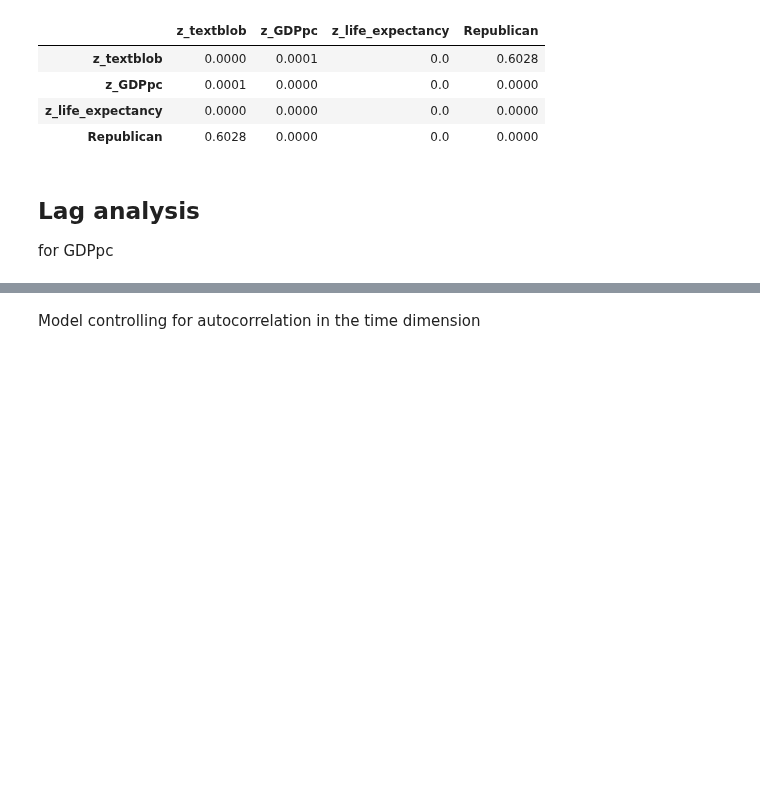
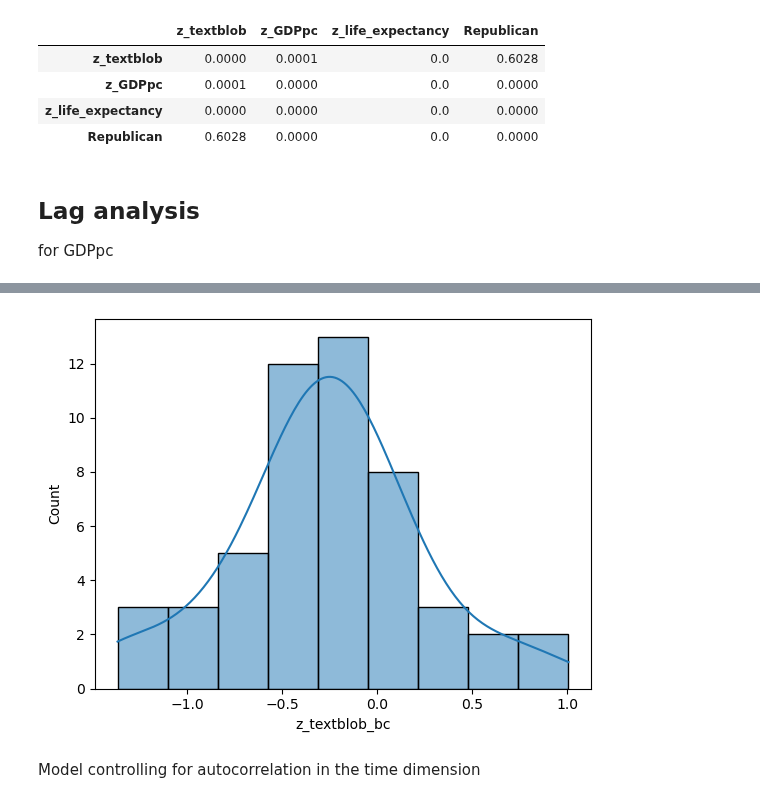
Before and after one commit to dominikpegler/computational-social-sciences, a Jupyter notebook: assignments/Assignment 4 - Socioeconomic analysis.ipynb, the cells around one changed output, grey strips where cells are left out. Cells and saved outputs as stored; diff of their text form; code cells hidden in the pictures; blank space fills up the shorter version.

```diff
--- a/assignments/Assignment 4 - Socioeconomic analysis.ipynb
+++ b/assignments/Assignment 4 - Socioeconomic analysis.ipynb
@@ -565,3 +568,17 @@ Boxcox transformation
+# %%
+# shift to be positive
+
+df_year_lags["z_textblob_bc"] = (
+    df_year_lags.z_textblob - min(df_year_lags.z_textblob) + 0.1
+)
+
+from scipy.stats import boxcox
+
+df_year_lags["z_textblob_bc"] = boxcox(df_year_lags.z_textblob_bc)[0]
+
+sns.histplot(df_year_lags.z_textblob_bc, kde=True);
+# %% [output]
+[figure, added]
 # %% [markdown]
 Model controlling for autocorrelation in the time dimension
 # %%
```
Also changed, not shown: parts of 4 cells of this notebook.
